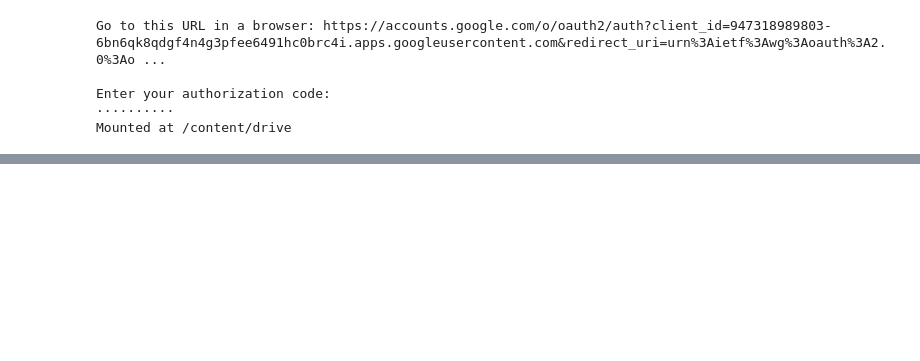
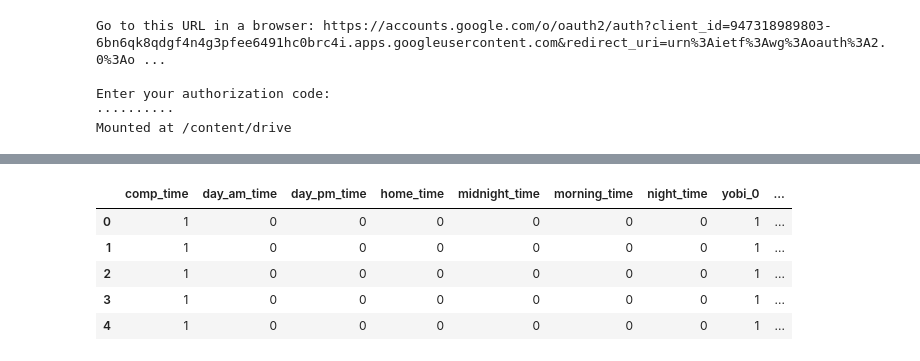
Before and after one commit to soichi-fujiwara/jupyter-notebook, a Jupyter notebook: Train_Accidents_Pred_road.ipynb, the cells around one changed output, grey strips where cells are left out. Cells and saved outputs as stored; diff of their text form; code cells hidden in the pictures; blank space fills up the shorter version.

```diff
--- a/Train_Accidents_Pred_road.ipynb
+++ b/Train_Accidents_Pred_road.ipynb
@@ -149,0 +57,94 @@ test_df2.head(5)
+# %%
+import numpy as np
+import pandas as pd
+from datetime import date, timedelta
+
+v_date = "2019-08-26"
+
+#日付データ作成
+dates_df = pd.DataFrame({"date": [pd.to_datetime(v_date) + timedelta(days=i) for i in range(1)]},dtype="object")
+date_list = dates_df.values.tolist()
+
+#デフォルトでは小数点が付いてしまう為、int型に変換
+time_cate = np.eye(7).astype(int)
+yobi_cate = np.eye(7).astype(int)
+#holiday関連(休日flg,休日明けflg)
+#ninzu_cate = np.eye(5).astype(int)
+
+wk_list = []
+
+for wk in date_list:
+  for wk2 in time_cate:
+    for wk3 in yobi_cate:
+      #人数(正規化済)分 繰り返し
+      list_parts = np.concatenate((wk,wk2,wk3,0,0,0.00), axis=None)
+      wk_list.append(list_parts.tolist())
+      list_parts = np.concatenate((wk,wk2,wk3,0,0,0.01), axis=None)
+      wk_list.append(list_parts.tolist())
+      list_parts = np.concatenate((wk,wk2,wk3,0,0,0.02), axis=None)
+      wk_list.append(list_parts.tolist())
+      list_parts = np.concatenate((wk,wk2,wk3,0,0,0.04), axis=None)
+      wk_list.append(list_parts.tolist())
+      list_parts = np.concatenate((wk,wk2,wk3,0,0,0.08), axis=None)
+      wk_list.append(list_parts.tolist())
+      list_parts = np.concatenate((wk,wk2,wk3,0,0,0.16), axis=None)
+      wk_list.append(list_parts.tolist())
+      list_parts = np.concatenate((wk,wk2,wk3,0,0,0.32), axis=None)
+      wk_list.append(list_parts.tolist())
+      list_parts = np.concatenate((wk,wk2,wk3,0,0,0.64), axis=None)
+      wk_list.append(list_parts.tolist())
+      list_parts = np.concatenate((wk,wk2,wk3,0,0,1.00), axis=None)
+      wk_list.append(list_parts.tolist())
+
+col=["date",
+     "comp_time","day_am_time","day_pm_time","home_time","midnight_time","morning_time","night_time",
+     "yobi_0","yobi_1","yobi_2","yobi_3","yobi_4","yobi_5","yobi_6",
+     "holiday_flg","holi_ake_flg",
+     "ninzu"]
+
+test_df = pd.DataFrame(data=wk_list,columns=col)
+
+test_df['date'] = test_df['date'].astype('str')
+test_df['date'] = test_df['date'].str.replace('-', '/')
+
+#土日
+test_df.loc[(test_df['date'].str[5:10].isin(donichi_list)) ,"holiday_flg"] = 1
+
+#祝日
+Special_holiday_list = ["08/13","08/14","08/15","08/16","12/29","12/30","12/31","01/02","01/03","01/04"]
+test_df.loc[(test_df['date'].str[5:10].isin(Special_holiday_list)) ,"holiday_flg"] = 1
+test_df.loc[(test_df['holiday_flg'].isnull()) ,"holiday_flg"] = 0
+
+#連休明け
+ake_list = renkyu_ake_df["date"].values.tolist()
+test_df.loc[(test_df["date"].isin(ake_list)),"holi_ake_flg"] = 1
+test_df.loc[(test_df['holi_ake_flg'].isnull()) ,"holi_ake_flg"] = 0
+
+#不要な曜日データは削除
+yobi_code = pd.to_datetime(v_date).weekday()
+test_df = test_df[test_df["yobi_"+str(yobi_code)] == 1]
+
+#日付削除
+test_df2 = test_df.drop(["date"],axis=1)
+test_df2.to_csv("./drive/My Drive/TrainAccident/test_in_data.csv")
+
+#気象条件設定
+v_max_temp = 35
+v_min_temp = 25
+v_diff_temp = v_max_temp - v_min_temp
+v_sun = 7
+v_rain = 0
+v_pres = 998
+
+test_df2 = test_df2.assign(max_temp=temp_df[(temp_df["max_temp"] <= v_max_temp + 0.2) & (temp_df["max_temp"] >= v_max_temp - 0.2)]["max_temp_std"].mean())
+test_df2 = test_df2.assign(min_temp=temp_df[(temp_df["min_temp"] <= v_min_temp + 0.2) & (temp_df["min_temp"] >= v_min_temp - 0.2)]["min_temp_std"].mean())
+test_df2 = test_df2.assign(diff_temp=temp_df[(temp_df["diff_temp"] <= v_diff_temp + 0.2) & (temp_df["diff_temp"] >= v_diff_temp - 0.2)]["diff_temp_std"].mean())
+test_df2 = test_df2.assign(suntime_temp=sun_df[(sun_df["suntime"] <= v_sun + 0.5) & (sun_df["suntime"] >= v_sun - 0.5)]["suntime_std"].mean())
+test_df2 = test_df2.assign(rain=rain_pres_df[(rain_pres_df["rain"] <= v_rain + 1) & (rain_pres_df["rain"] >= v_rain - 1)]["rain_std"].mean())
+test_df2 = test_df2.assign(pres=rain_pres_df[(rain_pres_df["pres"] <= v_pres + 1) & (rain_pres_df["pres"] >= v_pres - 1)]["pres_std"].mean())
+
+#検証用データはreset_indexしないと欠番の行が出来る
+test_df2 = test_df2.reset_index(drop=True)
+print(test_df2.shape)
+test_df2.head(5)
+# %% [output]
@@ -150,3 +152,9 @@ test_df2.head(5)
+|  | comp_time | day_am_time | day_pm_time | home_time | midnight_time | morning_time | night_time | yobi_0 | ... |
+| 0 | 1 | 0 | 0 | 0 | 0 | 0 | 0 | 1 | ... |
+| 1 | 1 | 0 | 0 | 0 | 0 | 0 | 0 | 1 | ... |
+| 2 | 1 | 0 | 0 | 0 | 0 | 0 | 0 | 1 | ... |
+| 3 | 1 | 0 | 0 | 0 | 0 | 0 | 0 | 1 | ... |
+| 4 | 1 | 0 | 0 | 0 | 0 | 0 | 0 | 1 | ... |
 # %%
 #保存したモデルをロードする(RFC)
 import pickle
```
Also changed, not shown: parts of 4 cells of this notebook.
